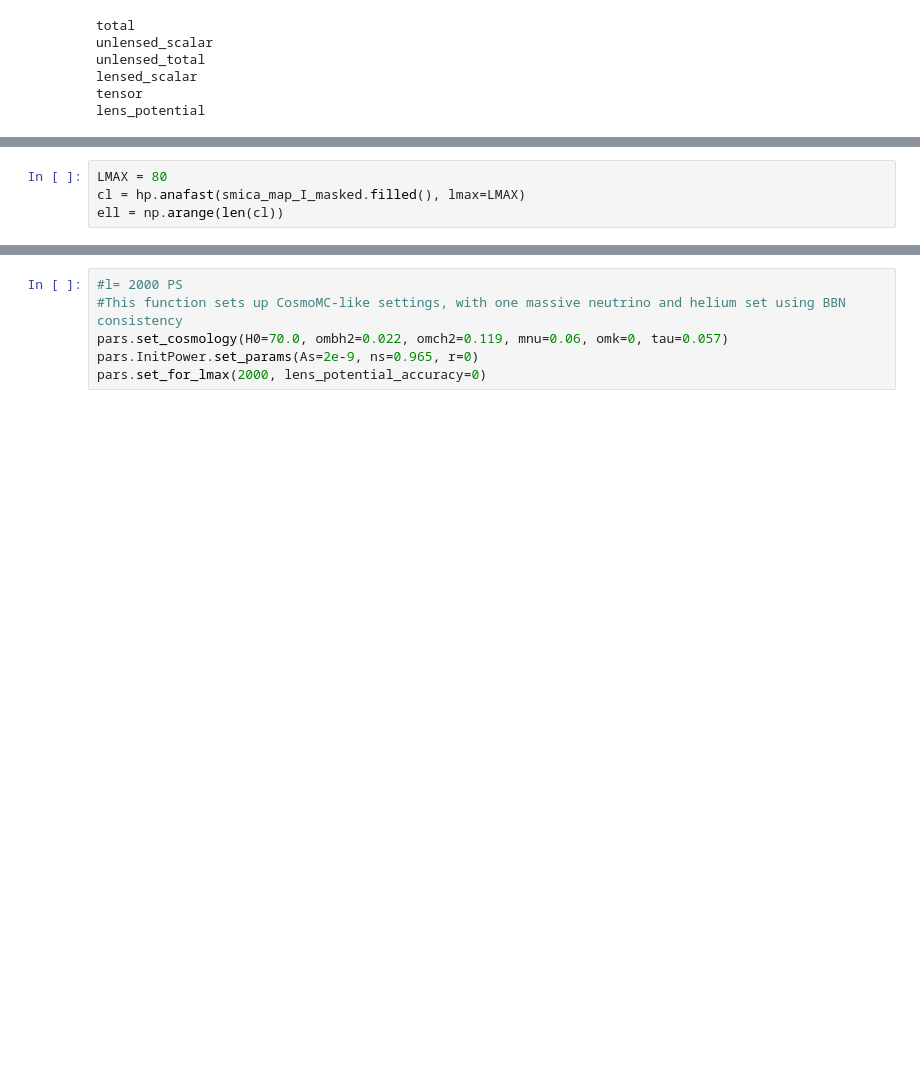
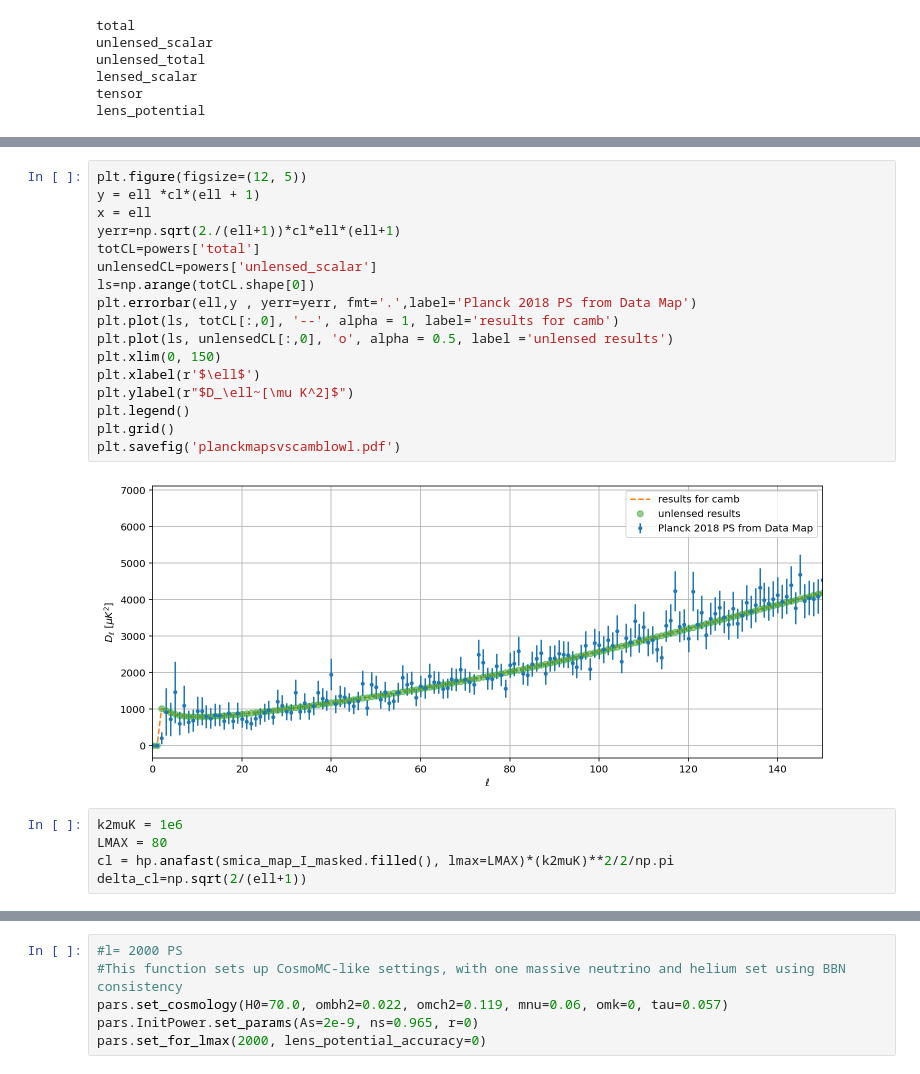
Before and after one commit to Augustocmb/Cls, a Jupyter notebook: graficocon mascara (4).ipynb, the cells around one changed output, grey strips where cells are left out. Drawn from its saved outputs; the diff is of its cells as text; blank space fills up the shorter version.

```diff
--- a/graficocon mascara (4).ipynb
+++ b/graficocon mascara (4).ipynb
@@ -139,5 +145,25 @@ plt.grid()
+# %%
+plt.figure(figsize=(12, 5))
+y = ell *cl*(ell + 1)
+x = ell
+yerr=np.sqrt(2./(ell+1))*cl*ell*(ell+1)
+totCL=powers['total']
+unlensedCL=powers['unlensed_scalar']
+ls=np.arange(totCL.shape[0])
+plt.errorbar(ell,y , yerr=yerr, fmt='.',label='Planck 2018 PS from Data Map')
+plt.plot(ls, totCL[:,0], '--', alpha = 1, label='results for camb')
+plt.plot(ls, unlensedCL[:,0], 'o', alpha = 0.5, label ='unlensed results')
+plt.xlim(0, 150)
+plt.xlabel(r'$\ell$')
+plt.ylabel(r"$D_\ell~[\mu K^2]$")
+plt.legend()
+plt.grid()
+plt.savefig('planckmapsvscamblowl.pdf')
+# %% [output]
+[figure, added]
 # %%
+k2muK = 1e6
 LMAX = 80
-cl = hp.anafast(smica_map_I_masked.filled(), lmax=LMAX)
-ell = np.arange(len(cl))
+cl = hp.anafast(smica_map_I_masked.filled(), lmax=LMAX)*(k2muK)**2/2/np.pi
+delta_cl=np.sqrt(2/(ell+1))
 # %%
```
Also changed, not shown: parts of 18 cells of this notebook.
